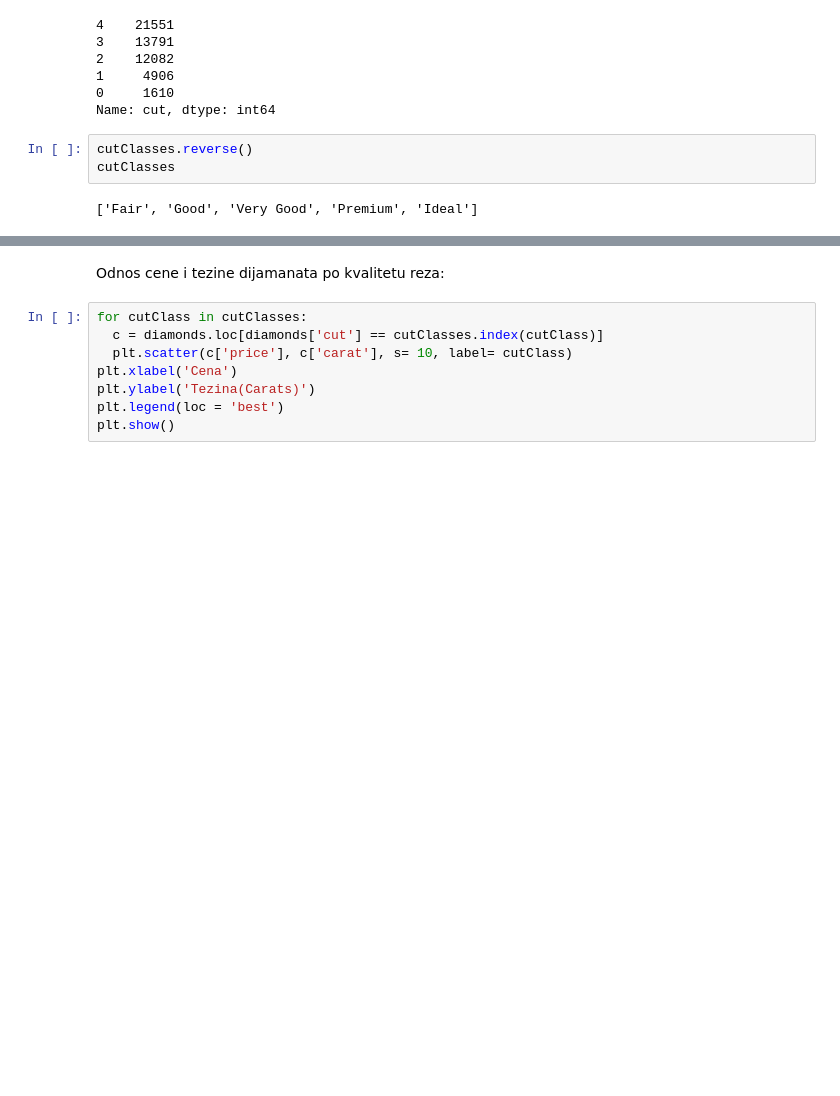
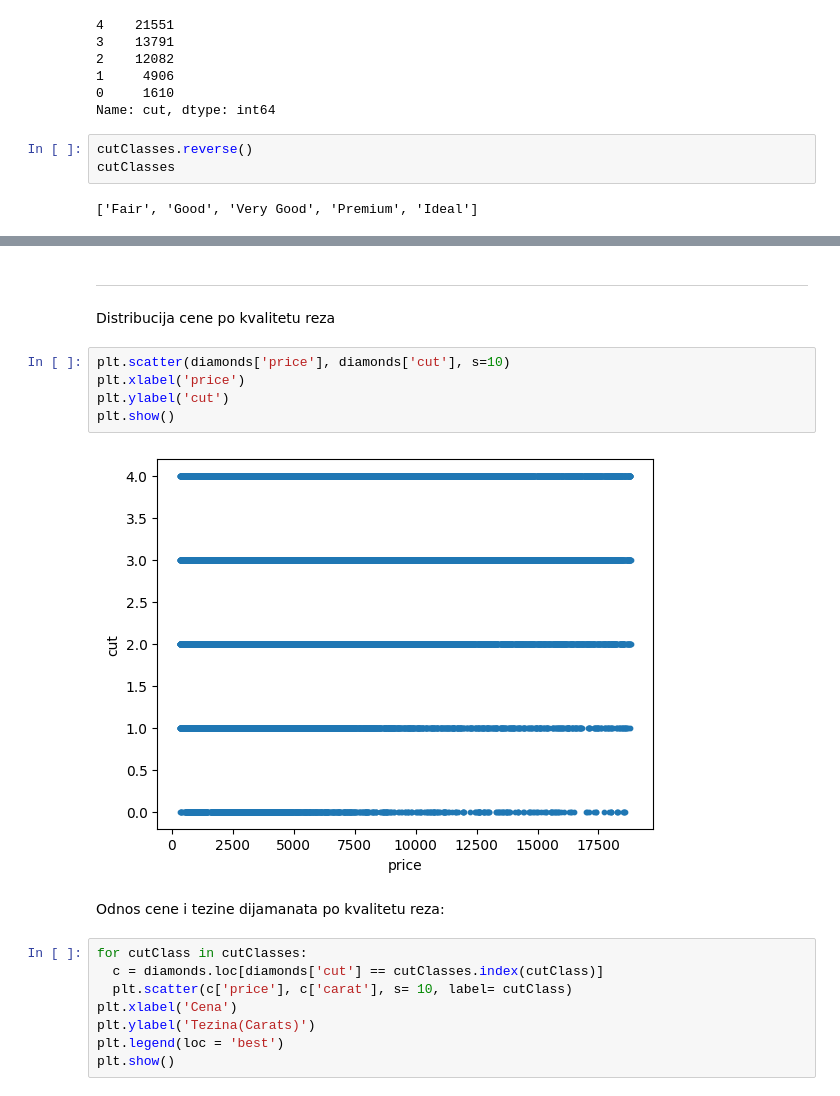
Before and after one commit to MATF-istrazivanje-podataka-1/2023_Data_Mining_Diamonds_Dataset, a Jupyter notebook: data_analysis.ipynb, the cells around one changed output, grey strips where cells are left out. Saved outputs shown, nothing was run; the diff lists cells and outputs as text; blank space fills up the shorter version.

```diff
--- a/data_analysis.ipynb
+++ b/data_analysis.ipynb
@@ -216,3 +285,14 @@ plt.show()
+# %% [markdown]
+***
+# %% [markdown]
+Distribucija cene po kvalitetu reza
+# %%
+plt.scatter(diamonds['price'], diamonds['cut'], s=10)
+plt.xlabel('price')
+plt.ylabel('cut')
+plt.show()
+# %% [output]
+[figure, added]
 # %% [markdown]
 Odnos cene i tezine dijamanata po kvalitetu reza:
 # %%
```
Also changed, not shown: parts of 48 cells of this notebook.
